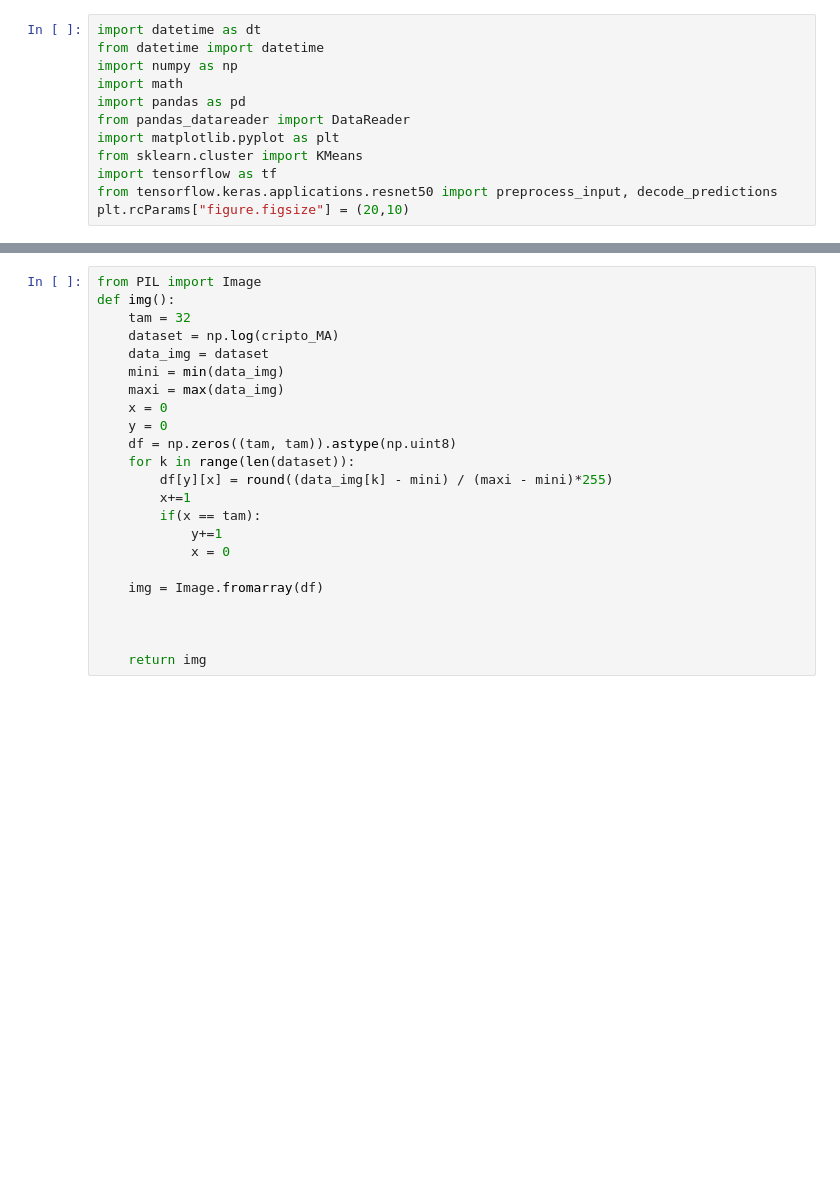
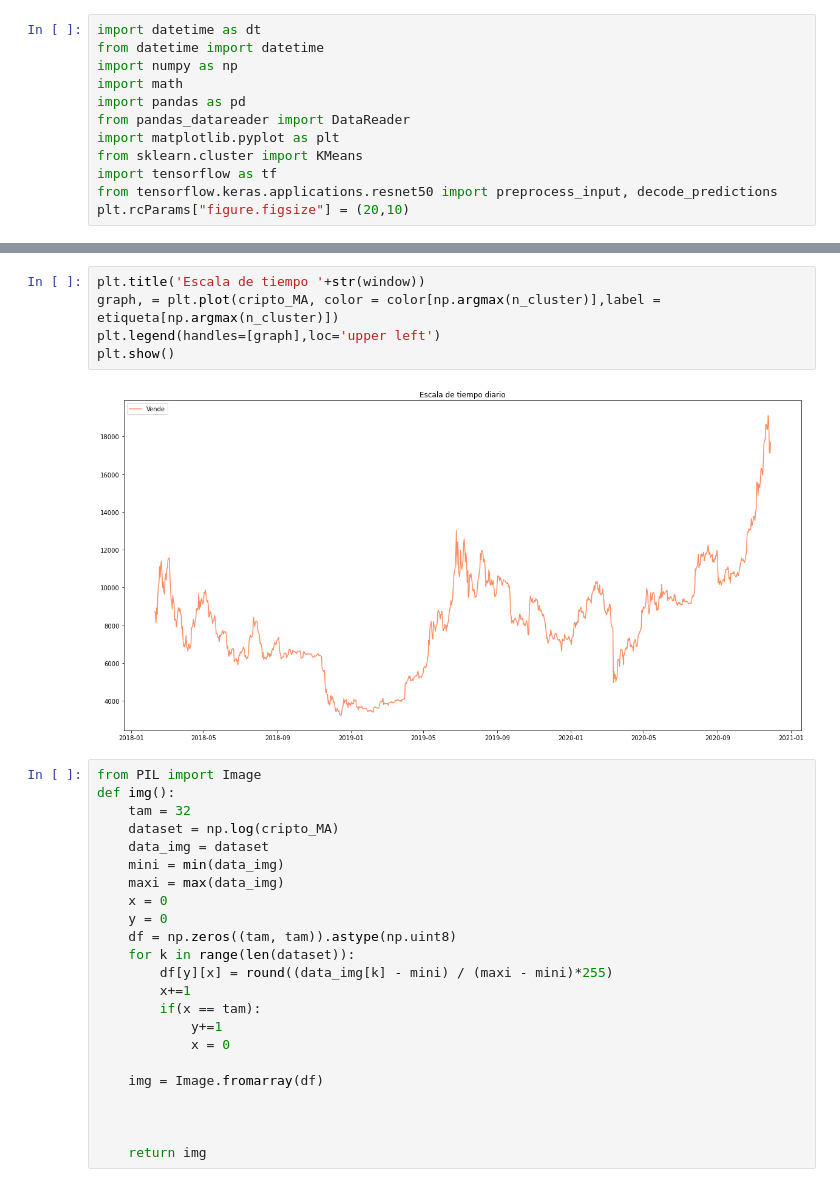
Before and after one commit to Carlos-Carballo/Bitmoney, a Jupyter notebook: prediction.ipynb, the cells around one changed output, grey strips where cells are left out. Drawn from its saved outputs; the diff is of its cells as text; blank space fills up the shorter version.

```diff
--- a/prediction.ipynb
+++ b/prediction.ipynb
@@ -79,3 +89,10 @@ plt.show()
+# %%
+plt.title('Escala de tiempo '+str(window))
+graph, = plt.plot(cripto_MA, color = color[np.argmax(n_cluster)],label = etiqueta[np.argmax(n_cluster)])
+plt.legend(handles=[graph],loc='upper left')
+plt.show()
+# %% [output]
+[figure, added]
 # %%
 from PIL import Image
 def img():
```
Also changed, not shown: parts of 8 cells of this notebook.
